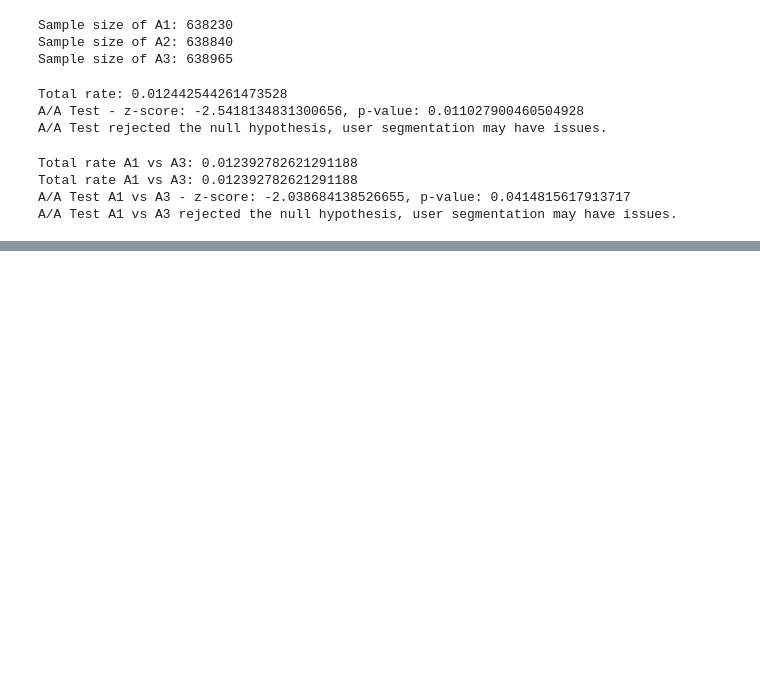
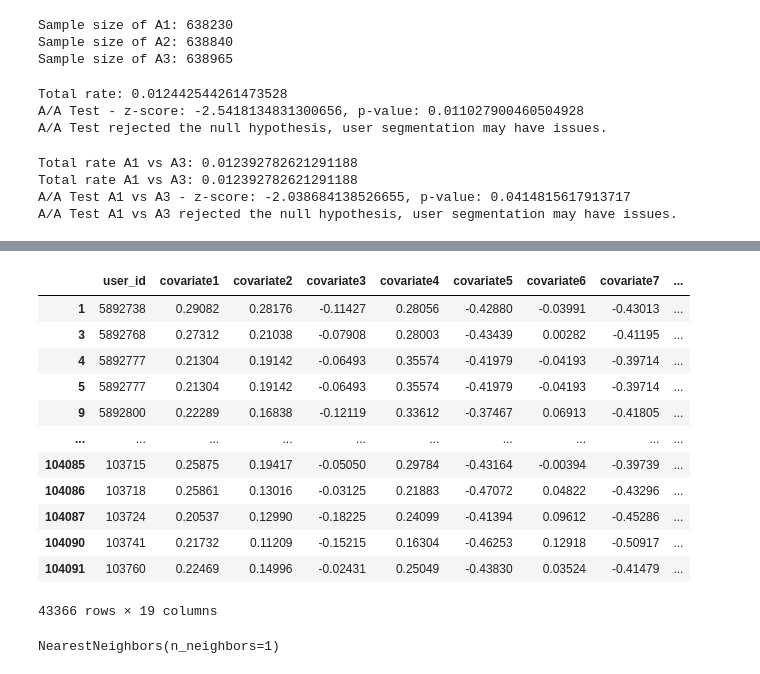
Before and after one commit to eventually11/ABtest_project, a Jupyter notebook: ABtest_driver_clothes.ipynb, the cells around one changed output, grey strips where cells are left out. Drawn from its saved outputs; the diff is of its cells as text; code cells hidden in the pictures; blank space fills up the shorter version.

```diff
--- a/ABtest_driver_clothes.ipynb
+++ b/ABtest_driver_clothes.ipynb
@@ -250,0 +354,23 @@ A/A Test A1 vs A3 rejected the null hypothesis, user segmentation may have issue
+# %%
+control = df[df['label'] == 0]
+control
+# %% [output]
+|  | user_id | covariate1 | covariate2 | covariate3 | covariate4 | covariate5 | covariate6 | covariate7 | ... |
+| 1 | 5892738 | 0.29082 | 0.28176 | -0.11427 | 0.28056 | -0.42880 | -0.03991 | -0.43013 | ... |
+| 3 | 5892768 | 0.27312 | 0.21038 | -0.07908 | 0.28003 | -0.43439 | 0.00282 | -0.41195 | ... |
+| 4 | 5892777 | 0.21304 | 0.19142 | -0.06493 | 0.35574 | -0.41979 | -0.04193 | -0.39714 | ... |
+| 5 | 5892777 | 0.21304 | 0.19142 | -0.06493 | 0.35574 | -0.41979 | -0.04193 | -0.39714 | ... |
+| 9 | 5892800 | 0.22289 | 0.16838 | -0.12119 | 0.33612 | -0.37467 | 0.06913 | -0.41805 | ... |
+| ... | ... | ... | ... | ... | ... | ... | ... | ... | ... |
+| 104085 | 103715 | 0.25875 | 0.19417 | -0.05050 | 0.29784 | -0.43164 | -0.00394 | -0.39739 | ... |
+| 104086 | 103718 | 0.25861 | 0.13016 | -0.03125 | 0.21883 | -0.47072 | 0.04822 | -0.43296 | ... |
+| 104087 | 103724 | 0.20537 | 0.12990 | -0.18225 | 0.24099 | -0.41394 | 0.09612 | -0.45286 | ... |
+| 104090 | 103741 | 0.21732 | 0.11209 | -0.15215 | 0.16304 | -0.46253 | 0.12918 | -0.50917 | ... |
+| 104091 | 103760 | 0.22469 | 0.14996 | -0.02431 | 0.25049 | -0.43830 | 0.03524 | -0.41479 | ... |
+43366 rows × 19 columns
+# %%
+from sklearn.neighbors import NearestNeighbors
+nn = NearestNeighbors(n_neighbors=1)
+nn.fit(control[['propensity_score']])
+# %% [output]
+NearestNeighbors(n_neighbors=1)
```
Also changed, not shown: parts of 13 cells of this notebook, 1 other file.
